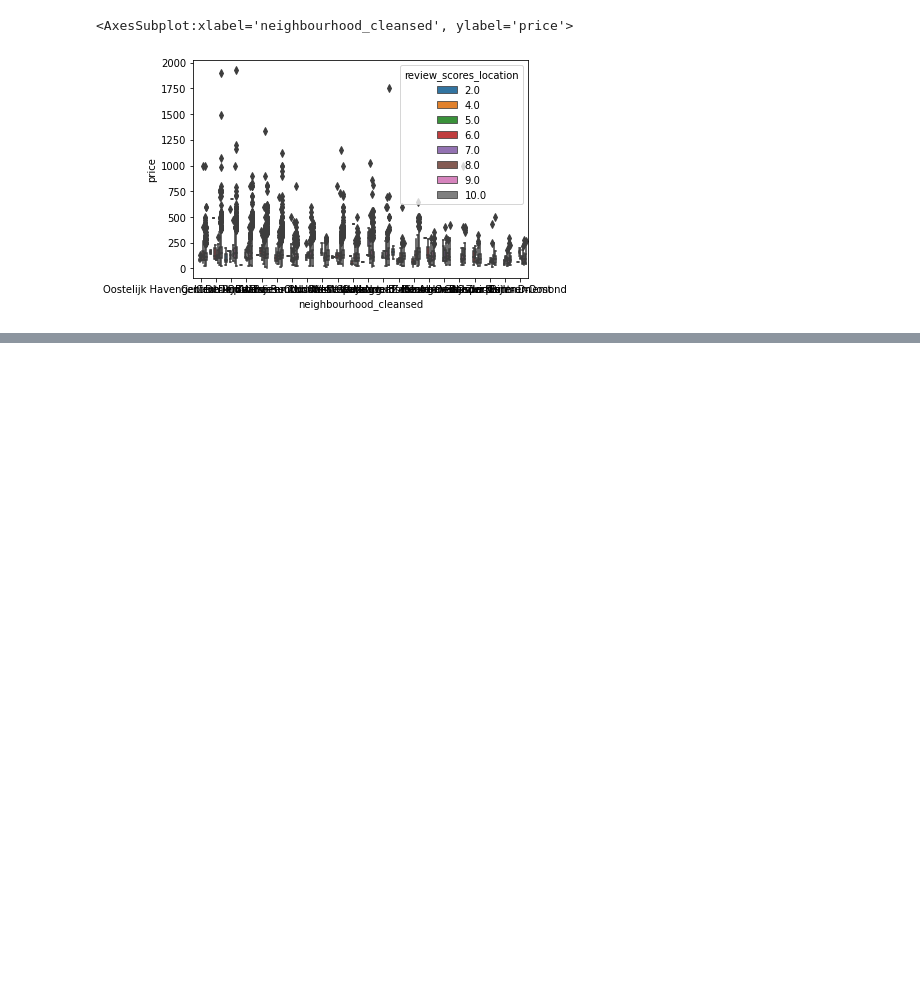
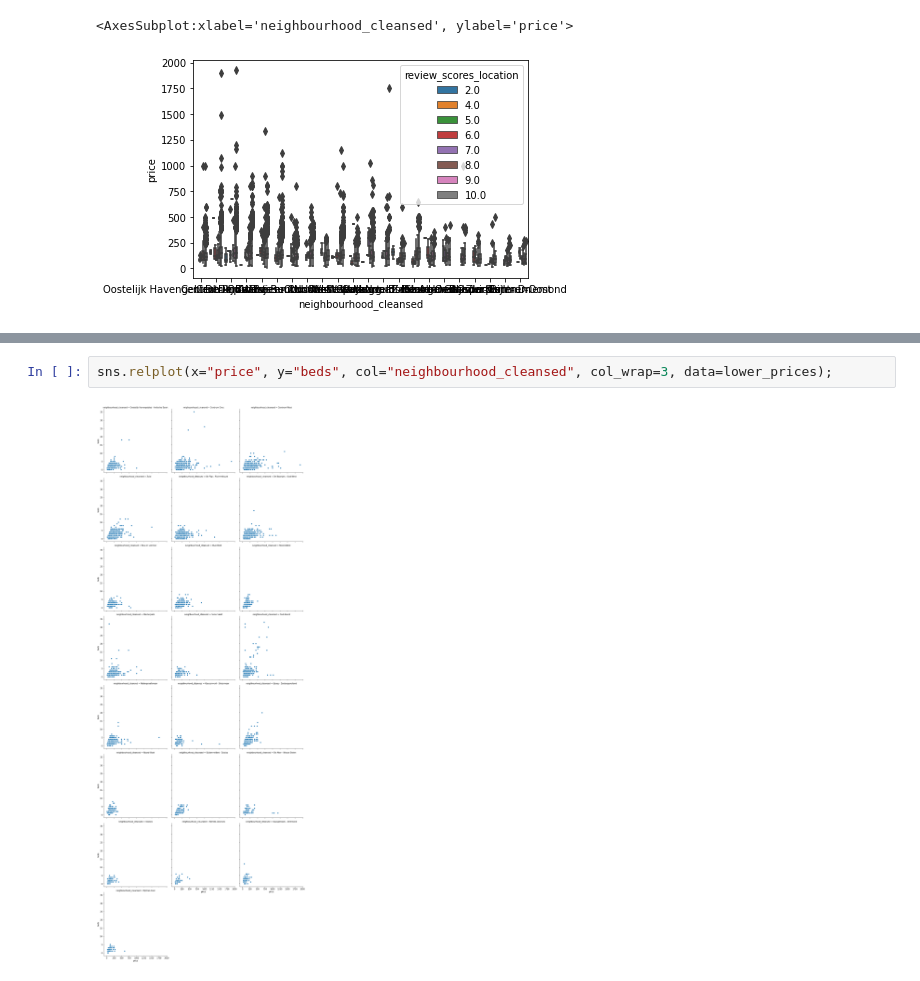
Before and after one commit to rubyspch/Colaboratory-Notes, a Jupyter notebook: DeepNoteEDA/notebook.ipynb, the cells around one changed output, grey strips where cells are left out. Cells and saved outputs as stored; diff of their text form; blank space fills up the shorter version.

```diff
--- a/DeepNoteEDA/notebook.ipynb
+++ b/DeepNoteEDA/notebook.ipynb
@@ -92,0 +97,4 @@ sns.boxplot(x="neighbourhood_cleansed", y="price", data=lower_prices, hue="revie
+# %%
+sns.relplot(x="price", y="beds", col="neighbourhood_cleansed", col_wrap=3, data=lower_prices);
+# %% [output]
+[figure, added]
```
Also changed, not shown: parts of 21 cells of this notebook.
